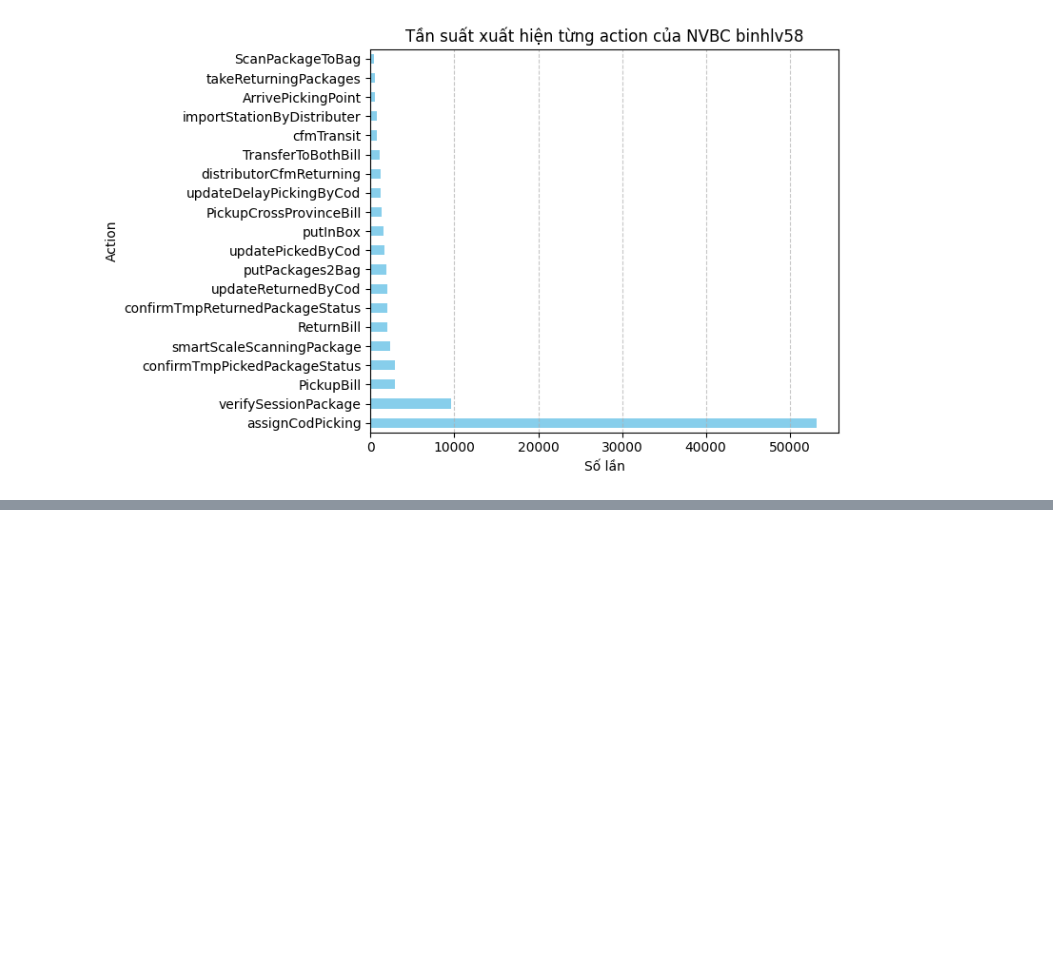
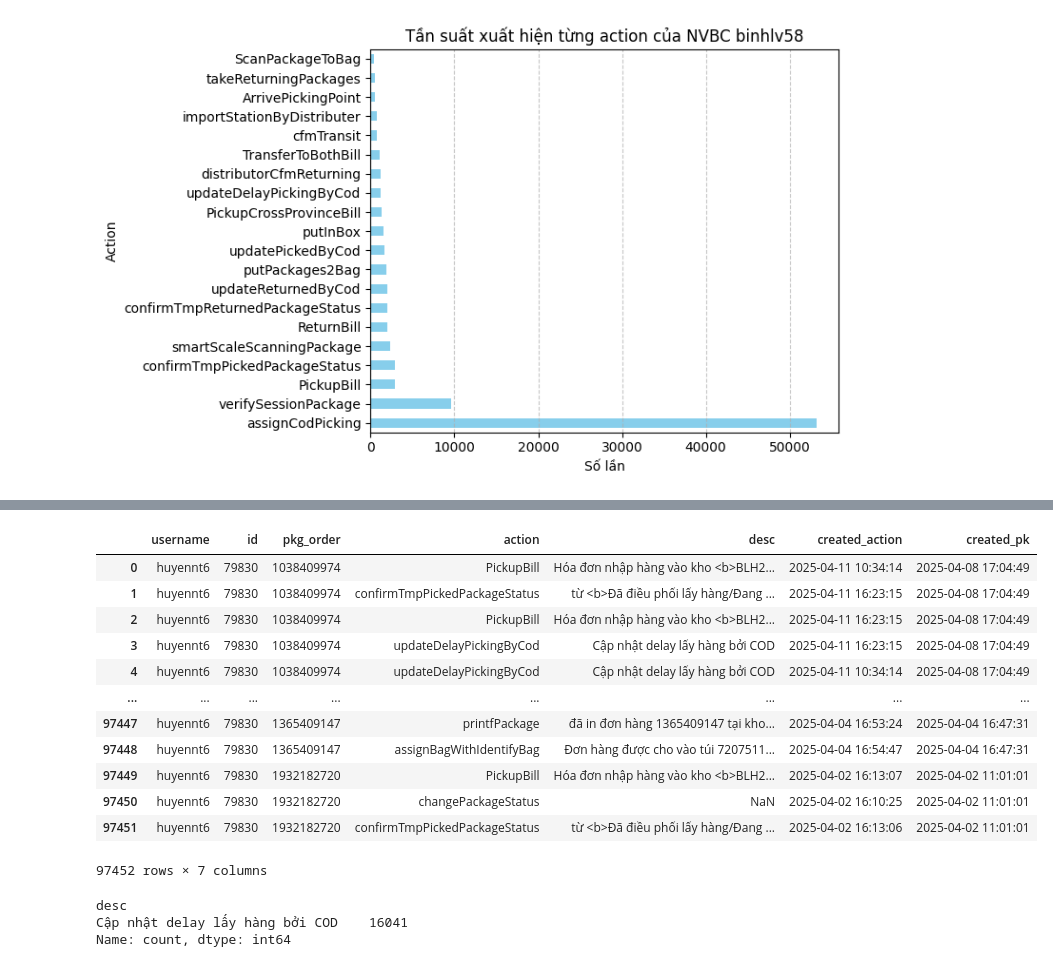
Before and after one commit to yennguyen1909/automation_action, a Jupyter notebook: report.ipynb, the cells around one changed output, grey strips where cells are left out. Saved outputs shown, nothing was run; the diff lists cells and outputs as text; code cells hidden in the pictures; blank space fills up the shorter version.

```diff
--- a/report.ipynb
+++ b/report.ipynb
@@ -968,0 +1065,16 @@ plt.show()
+# %%
+data_huyennt6
+# %% [output]
+|  | username | id | pkg_order | action | desc | created_action | created_pk |
+| 0 | huyennt6 | 79830 | 1038409974 | PickupBill | Hóa đơn nhập hàng vào kho <b>BLH2... | 2025-04-11 10:34:14 | 2025-04-08 17:04:49 |
+| 1 | huyennt6 | 79830 | 1038409974 | confirmTmpPickedPackageStatus | từ <b>Đã điều phối lấy hàng/Đang ... | 2025-04-11 16:23:15 | 2025-04-08 17:04:49 |
+| 2 | huyennt6 | 79830 | 1038409974 | PickupBill | Hóa đơn nhập hàng vào kho <b>BLH2... | 2025-04-11 16:23:15 | 2025-04-08 17:04:49 |
+| 3 | huyennt6 | 79830 | 1038409974 | updateDelayPickingByCod | Cập nhật delay lấy hàng bởi COD | 2025-04-11 16:23:15 | 2025-04-08 17:04:49 |
+| 4 | huyennt6 | 79830 | 1038409974 | updateDelayPickingByCod | Cập nhật delay lấy hàng bởi COD | 2025-04-11 10:34:14 | 2025-04-08 17:04:49 |
+| ... | ... | ... | ... | ... | ... | ... | ... |
+| 97447 | huyennt6 | 79830 | 1365409147 | printfPackage | đã in đơn hàng 1365409147 tại kho... | 2025-04-04 16:53:24 | 2025-04-04 16:47:31 |
+| 97448 | huyennt6 | 79830 | 1365409147 | assignBagWithIdentifyBag | Đơn hàng được cho vào túi 7207511... | 2025-04-04 16:54:47 | 2025-04-04 16:47:31 |
+| 97449 | huyennt6 | 79830 | 1932182720 | PickupBill | Hóa đơn nhập hàng vào kho <b>BLH2... | 2025-04-02 16:13:07 | 2025-04-02 11:01:01 |
+| 97450 | huyennt6 | 79830 | 1932182720 | changePackageStatus | NaN | 2025-04-02 16:10:25 | 2025-04-02 11:01:01 |
+| 97451 | huyennt6 | 79830 | 1932182720 | confirmTmpPickedPackageStatus | từ <b>Đã điều phối lấy hàng/Đang ... | 2025-04-02 16:13:06 | 2025-04-02 11:01:01 |
+97452 rows × 7 columns
@@ -968,0 +1083,6 @@ plt.show()
+# %%
+data_huyennt6_delay["desc"].value_counts()
+# %% [output]
+desc
+Cập nhật delay lấy hàng bởi COD    16041
+Name: count, dtype: int64
```
Also changed, not shown: parts of 32 cells of this notebook, 1 other file.
